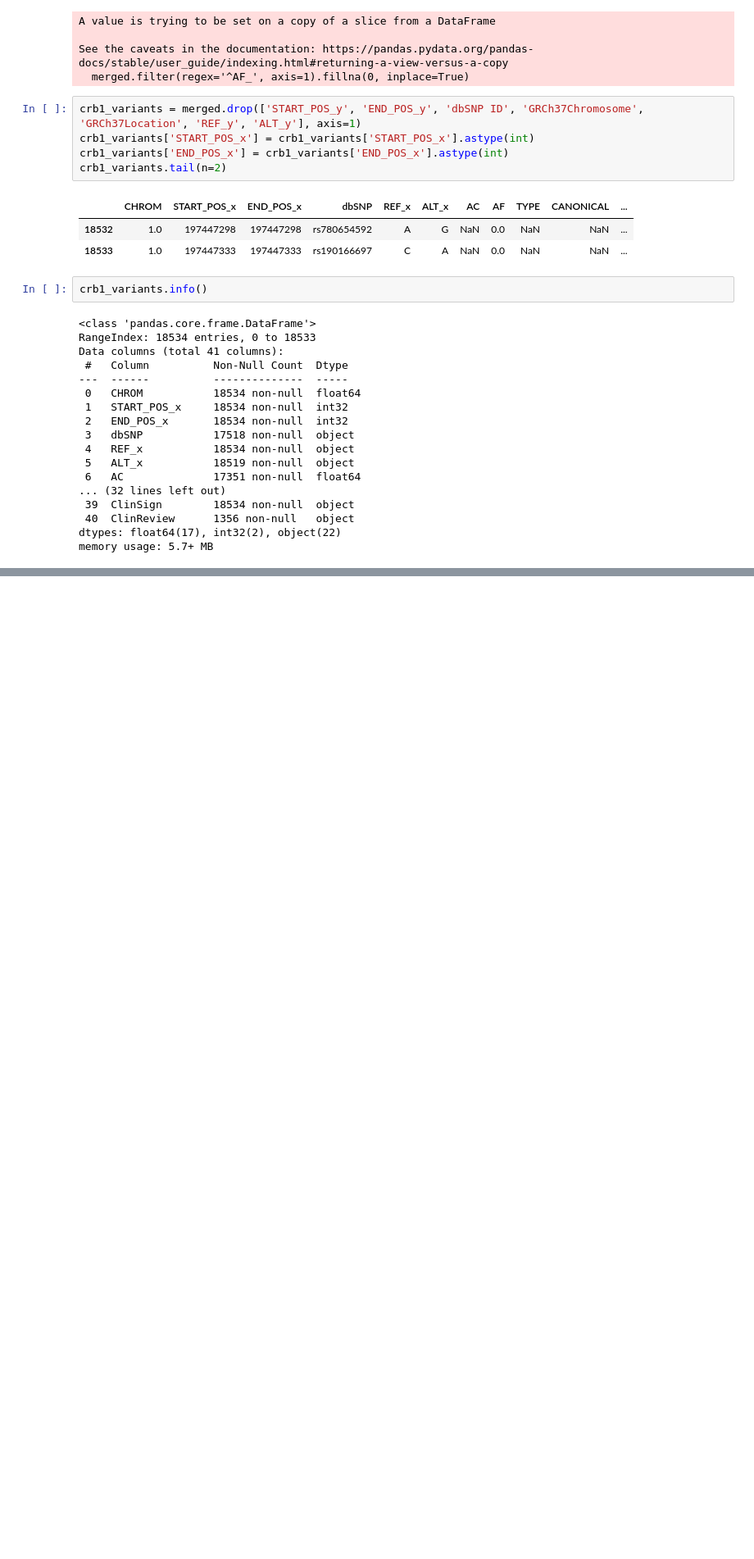
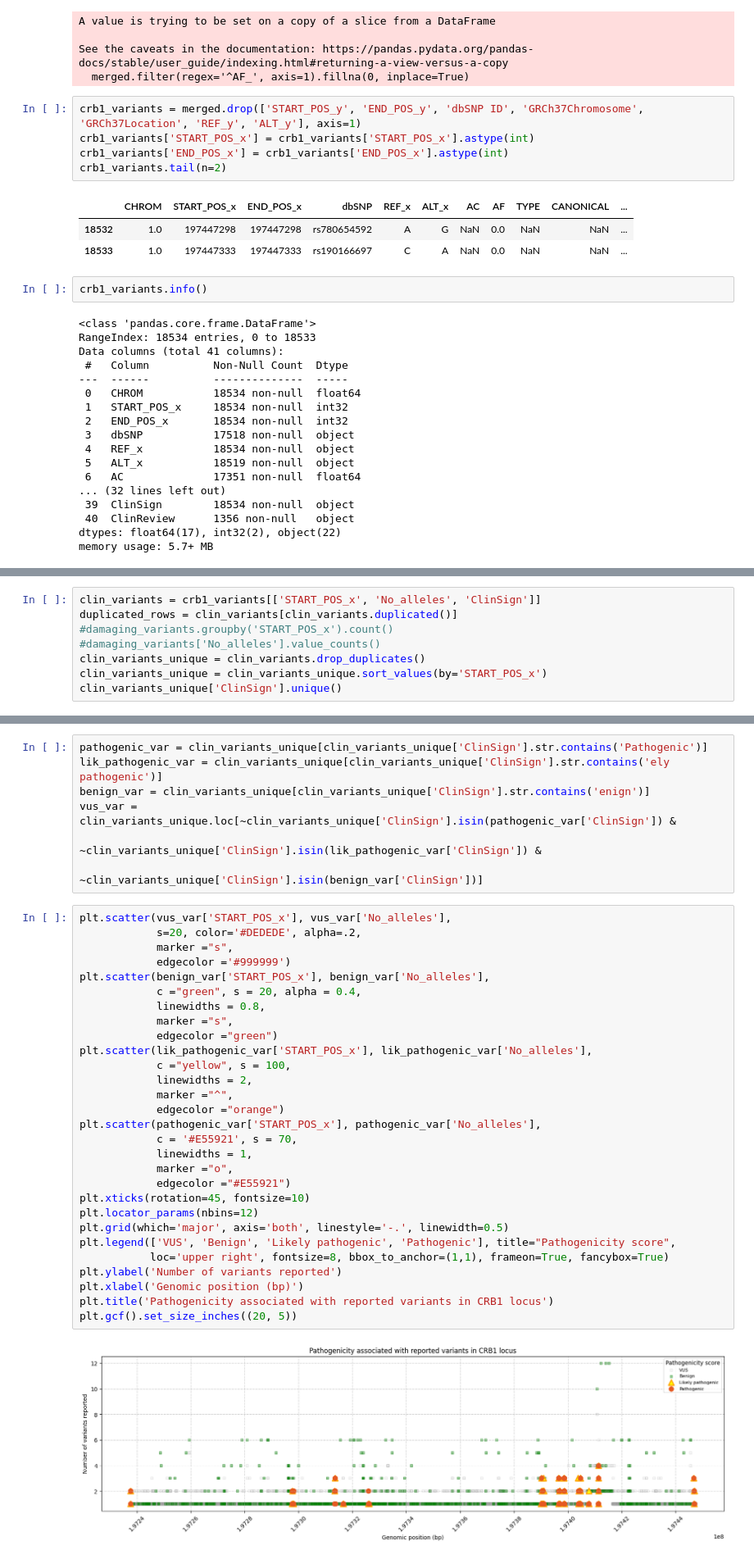
Before and after one commit to crodilla/Data_Analyst, a Jupyter notebook: EDA/GnomAD/gnomad.ipynb, the cells around one changed output, grey strips where cells are left out. Shown at 82% size. Drawn from its saved outputs; the diff is of its cells as text; blank space fills up the shorter version.

```diff
--- a/EDA/GnomAD/gnomad.ipynb
+++ b/EDA/GnomAD/gnomad.ipynb
@@ -482,0 +247,8 @@ memory usage: 5.7+ MB
+# %%
+clin_variants = crb1_variants[['START_POS_x', 'No_alleles', 'ClinSign']]
+duplicated_rows = clin_variants[clin_variants.duplicated()]
+#damaging_variants.groupby('START_POS_x').count()
+#damaging_variants['No_alleles'].value_counts()
+clin_variants_unique = clin_variants.drop_duplicates()
+clin_variants_unique = clin_variants_unique.sort_values(by='START_POS_x')
+clin_variants_unique['ClinSign'].unique()
@@ -482,0 +260,38 @@ memory usage: 5.7+ MB
+# %%
+pathogenic_var = clin_variants_unique[clin_variants_unique['ClinSign'].str.contains('Pathogenic')]
+lik_pathogenic_var = clin_variants_unique[clin_variants_unique['ClinSign'].str.contains('ely pathogenic')]
+benign_var = clin_variants_unique[clin_variants_unique['ClinSign'].str.contains('enign')]
+vus_var = clin_variants_unique.loc[~clin_variants_unique['ClinSign'].isin(pathogenic_var['ClinSign']) &
+                                      ~clin_variants_unique['ClinSign'].isin(lik_pathogenic_var['ClinSign']) &
+                                      ~clin_variants_unique['ClinSign'].isin(benign_var['ClinSign'])]
+# %%
+plt.scatter(vus_var['START_POS_x'], vus_var['No_alleles'],
+            s=20, color='#DEDEDE', alpha=.2,
+            marker ="s",
+            edgecolor ='#999999')
+plt.scatter(benign_var['START_POS_x'], benign_var['No_alleles'],
+            c ="green", s = 20, alpha = 0.4,
+            linewidths = 0.8,
+            marker ="s",
+            edgecolor ="green")
+plt.scatter(lik_pathogenic_var['START_POS_x'], lik_pathogenic_var['No_alleles'],
+            c ="yellow", s = 100,
+            linewidths = 2,
+            marker ="^",
+            edgecolor ="orange")
+plt.scatter(pathogenic_var['START_POS_x'], pathogenic_var['No_alleles'],
+            c = '#E55921', s = 70,
+            linewidths = 1,
+            marker ="o",
+            edgecolor ="#E55921")
+plt.xticks(rotation=45, fontsize=10)
+plt.locator_params(nbins=12)
+plt.grid(which='major', axis='both', linestyle='-.', linewidth=0.5)
+plt.legend(['VUS', 'Benign', 'Likely pathogenic', 'Pathogenic'], title="Pathogenicity score",
+           loc='upper right', fontsize=8, bbox_to_anchor=(1,1), frameon=True, fancybox=True)
+plt.ylabel('Number of variants reported')
+plt.xlabel('Genomic position (bp)')
+plt.title('Pathogenicity associated with reported variants in CRB1 locus')
+plt.gcf().set_size_inches((20, 5))
+# %% [output]
+[figure, added]
```
Also changed, not shown: parts of 50 cells of this notebook, 3 other files.
